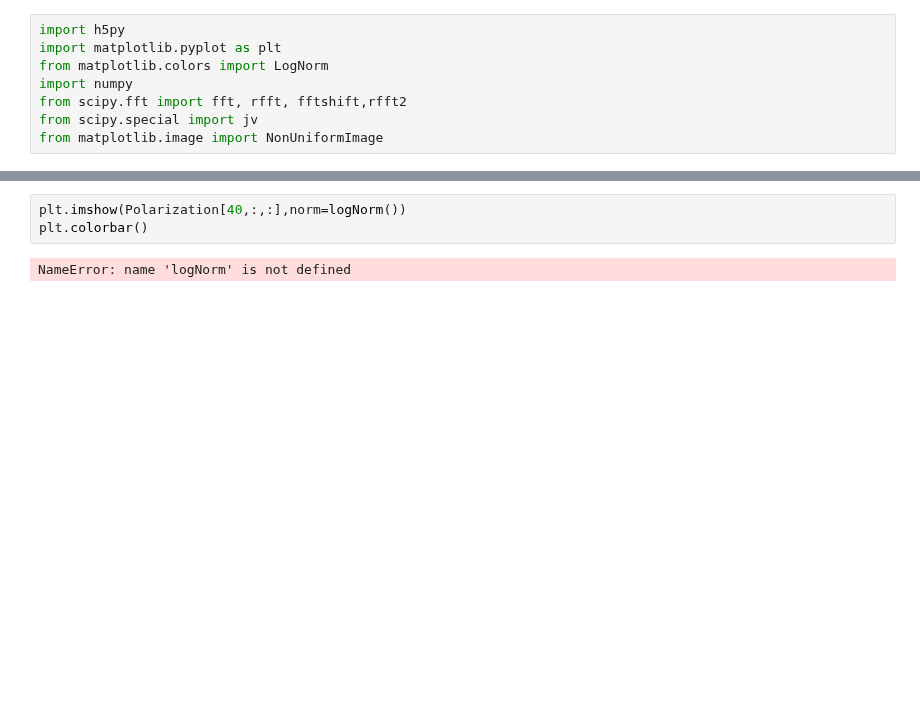
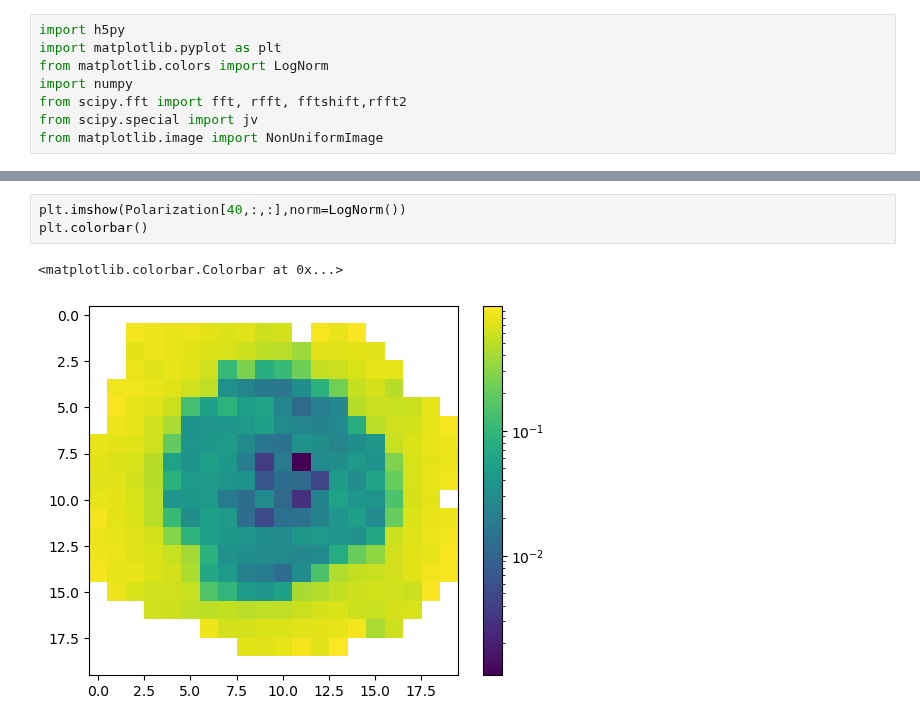
Before and after one commit to AlexGKim/II, a Jupyter notebook: polar.ipynb, the cells around one changed output, grey strips where cells are left out. Saved outputs shown, nothing was run; the diff lists cells and outputs as text; blank space fills up the shorter version.

```diff
--- a/polar.ipynb
+++ b/polar.ipynb
@@ -20,5 +30,6 @@ Polarization = numpy.sqrt(U*U+Q*Q)/Flux
 # %%
-plt.imshow(Polarization[40,:,:],norm=logNorm())
+plt.imshow(Polarization[40,:,:],norm=LogNorm())
 plt.colorbar()
 # %% [output]
-NameError: name 'logNorm' is not defined
+<matplotlib.colorbar.Colorbar at 0x...>
+[figure, added]
```
Also changed, not shown: parts of 5 cells of this notebook.
